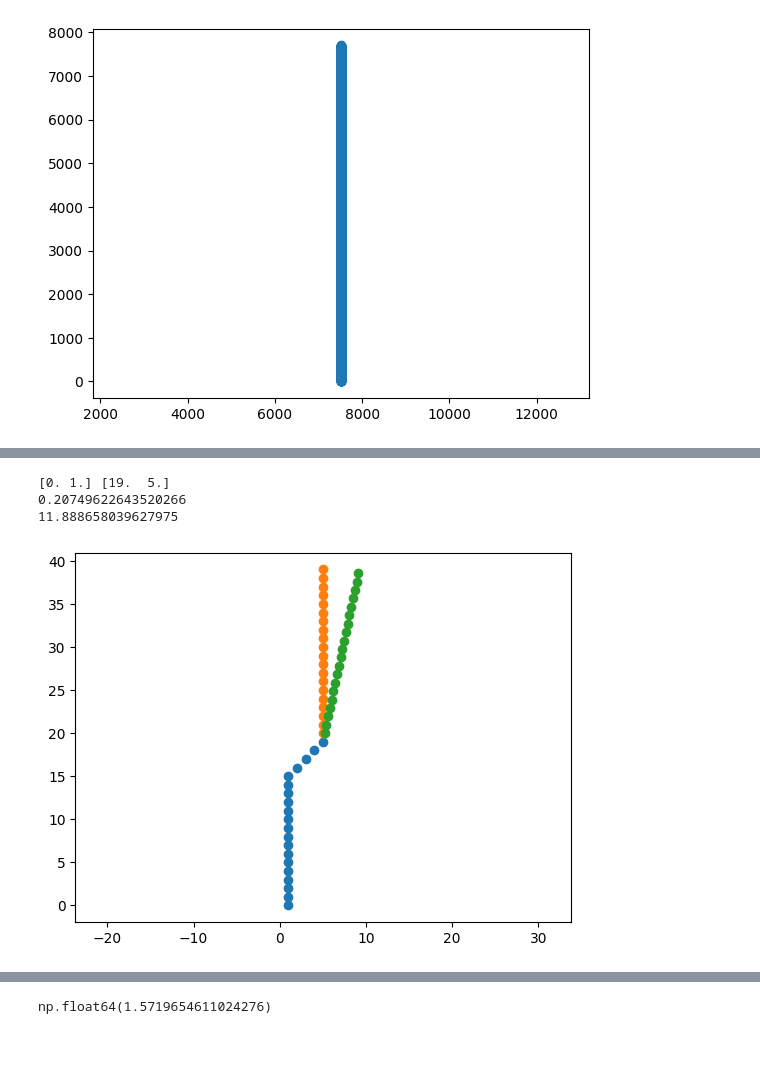
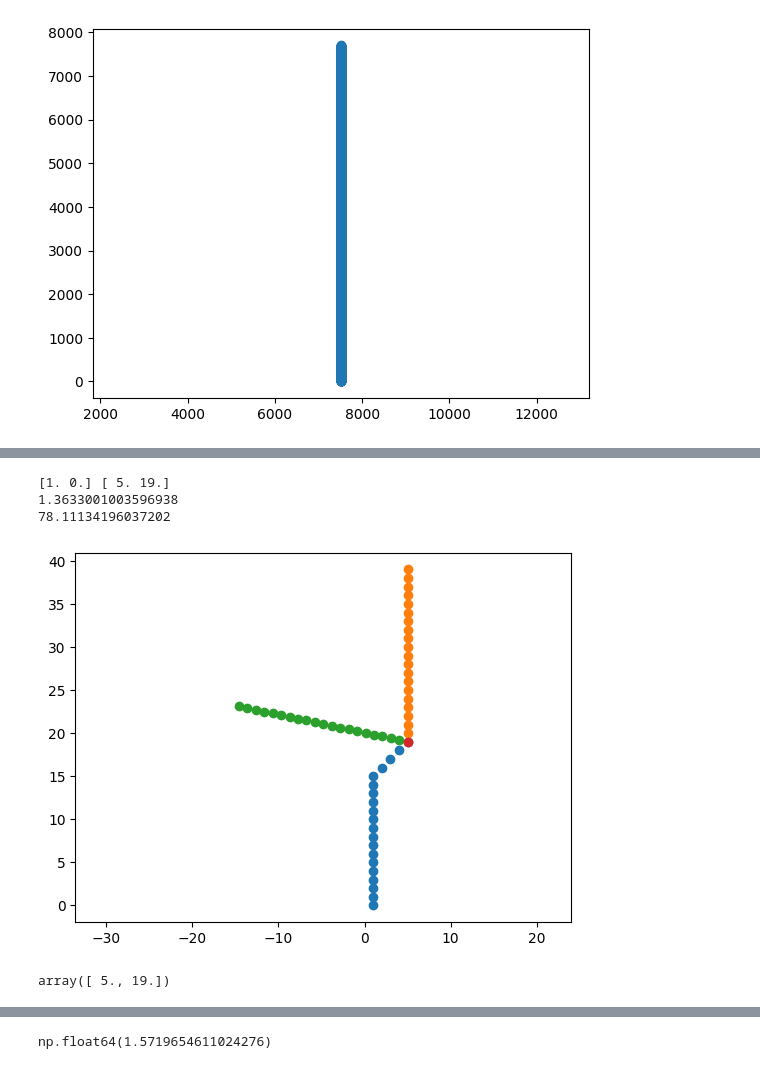
Before and after one commit to Andrudewt/perspective, a Jupyter notebook: proc_1.ipynb, the cells around one changed output, grey strips where cells are left out. Saved outputs shown, nothing was run; the diff lists cells and outputs as text; code cells hidden in the pictures.

```diff
--- a/proc_1.ipynb
+++ b/proc_1.ipynb
@@ -183,8 +183,7 @@ def rotate(rect, angle, point):
     ])
 
     shifted_rect = rect - point
-    rotated_shit_rectangle = (rotation_matrix @ shifted_rect.T).T
-    rotated_rectangle = rotated_shit_rectangle + point
+    rotated_rectangle = (rotation_matrix @ shifted_rect.T).T + point
     return rotated_rectangle
 
 
@@ -203,37 +247,45 @@ def rotate(rect, angle, point):
 # %%
 # пример вращения
+# [x, y]
 
-a1 = np.array([np.arange(20), np.ones(20)])
-a1[1, 15:] += np.arange(5)
+a1 = np.array([np.ones(20), np.arange(20)])
+a1[0, 15:] += np.arange(5)
 
 
-a2 = np.array([np.arange(20, 40), np.ones(20)])
-a2[1, :] += 4
+a2 = np.array([np.ones(20), np.arange(20, 40)])
+a2[0, :] += 4
 
 p1 = a1.T[0]
 p2 = a1.T[-1]
 print(p1, p2)
 
 dx = p2[0] - p1[0]
 dy = p2[1] - p1[1]
 
-angl = np.arctan2(dy, dx)
-print(angl)
-angle_deg = np.degrees(angl)
+
+# input: y-coordinates, x-coordinates
+angle = np.arctan2(dy, dx)
+print(angle)
+angle_deg = np.degrees(angle)
 print(angle_deg)
 
-a3 = rotate(a2.T, angl, p2)
+a3 = rotate(a2.T, angle, p2)
 
 
-plt.scatter(a1[1, :], a1[0, :])
-plt.scatter(a2[1, :], a2[0, :])
-plt.scatter(a3.T[1, :], a3.T[0, :])
+plt.scatter(a1[0, :], a1[1, :])
+plt.scatter(a2[0, :], a2[1, :])
+plt.scatter(a3.T[0, :], a3.T[1, :])
+plt.scatter(p2[0], p2[1])
 plt.axis('equal');
 # %% [output]
-[0. 1.] [19.  5.]
-0.20749622643520266
-11.888658039627975
+[1. 0.] [ 5. 19.]
+1.3633001003596938
+78.11134196037202
-[figure, old version]
+[figure, new version]
+# %%
+p2
+# %% [output]
+array([ 5., 19.])
 # %%
 # цикл обработки
 # сохранит оси
```
Also changed, not shown: parts of 3 cells of this notebook.
